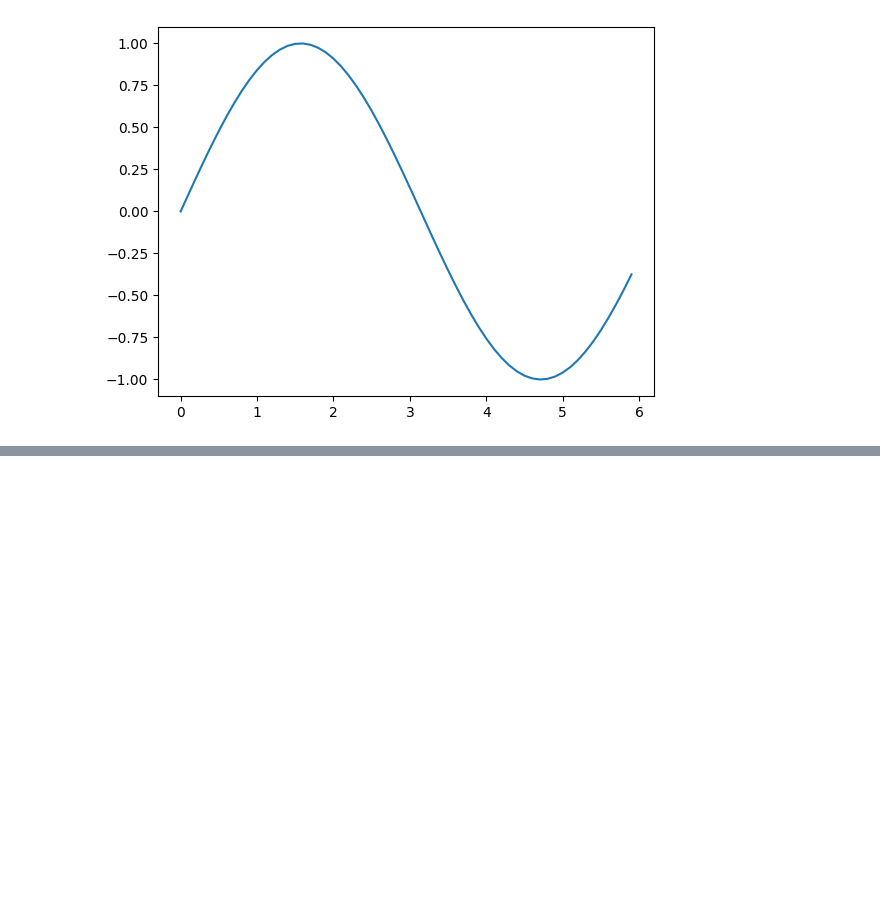
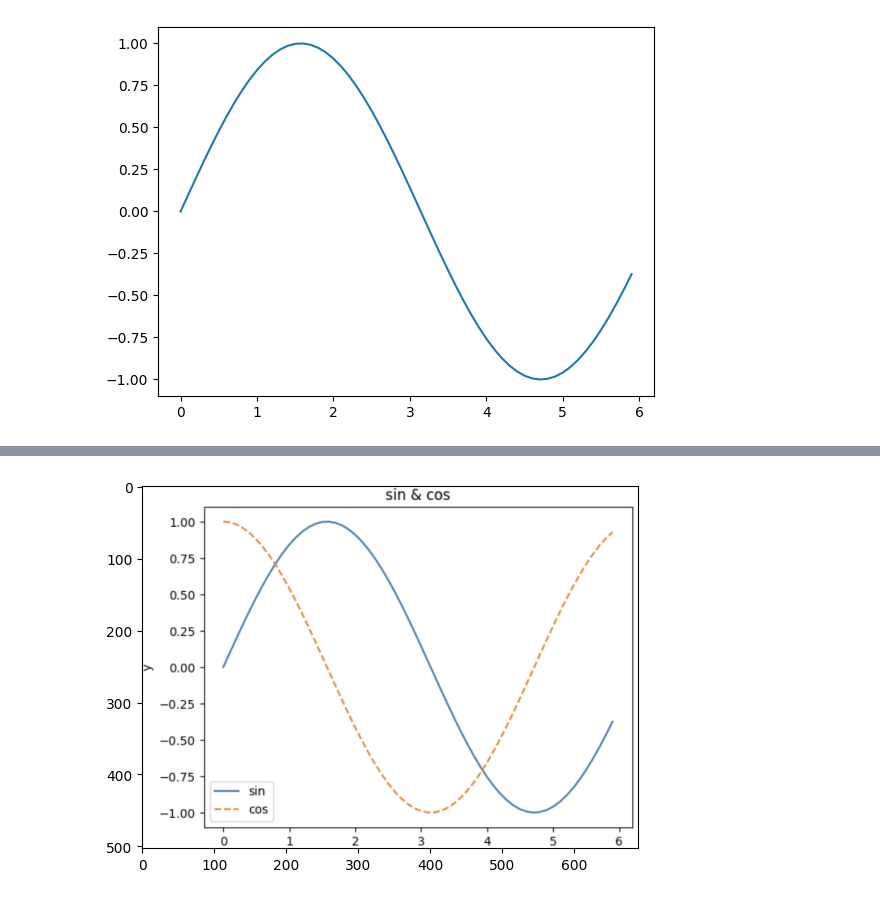
Before and after one commit to PPPP98/DeepLearning, a Jupyter notebook: chp_01/basic.ipynb, the cells around one changed output, grey strips where cells are left out. Saved outputs shown, nothing was run; the diff lists cells and outputs as text; code cells hidden in the pictures; blank space fills up the shorter version.

```diff
--- a/chp_01/basic.ipynb
+++ b/chp_01/basic.ipynb
@@ -28,0 +28,9 @@ AttributeError: Line2D.set() got an unexpected keyword argument 'linestylem'
+# %%
+from matplotlib.image import imread
+
+img = imread("스크린샷 2026-03-12 155744.png")
+
+plt.imshow(img)
+plt.show()
+# %% [output]
+[figure, added]
```
Also changed, not shown: parts of 1 cell of this notebook.
